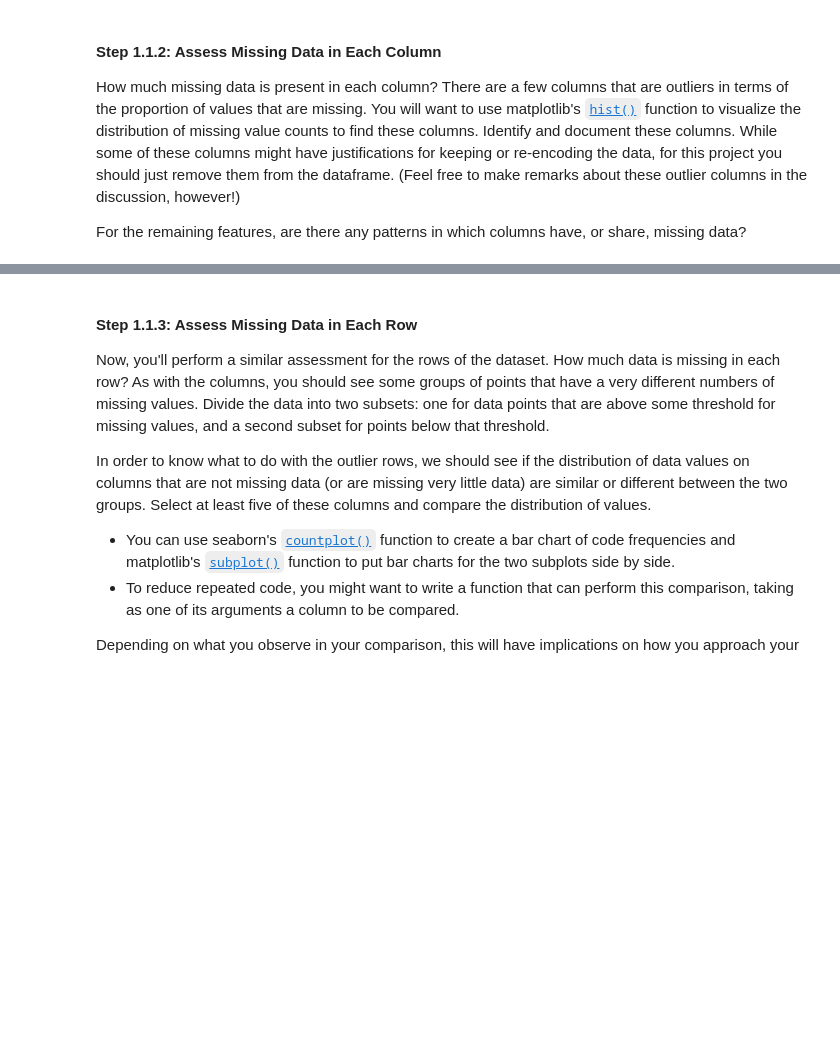
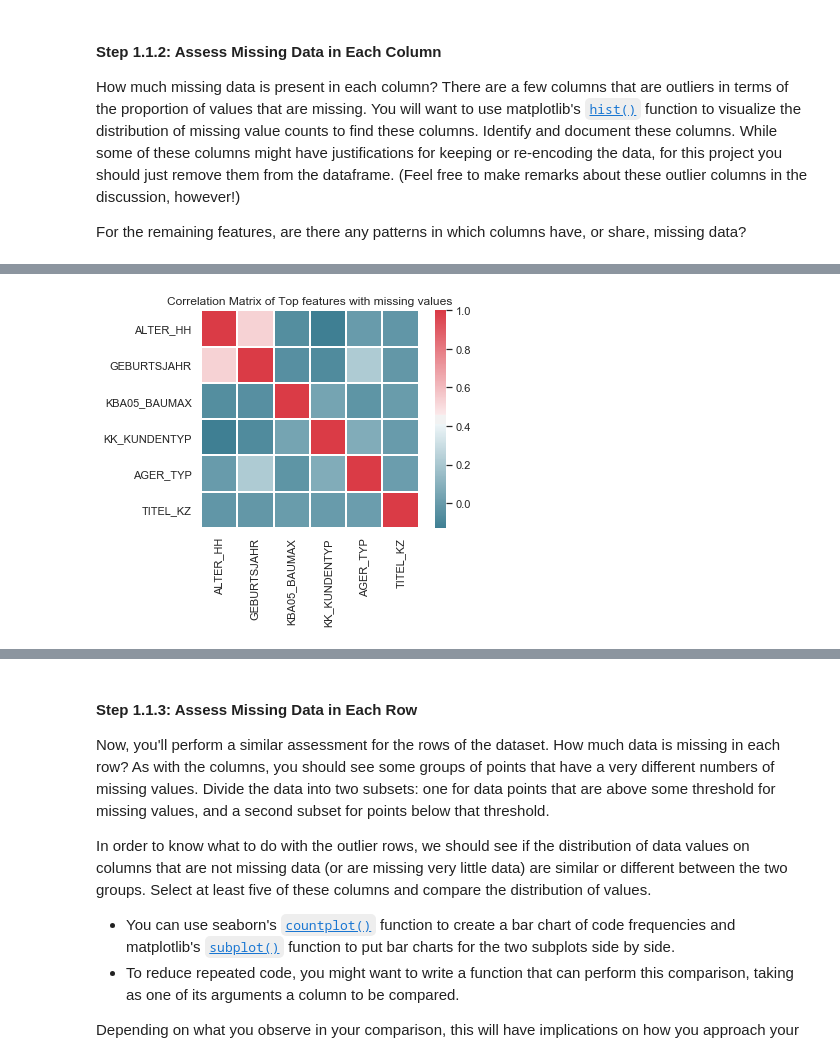
Before and after one commit to ManuelMartin11/arvato, a Jupyter notebook: arvato.ipynb, the cells around one changed output, grey strips where cells are left out. Saved outputs shown, nothing was run; the diff lists cells and outputs as text; code cells hidden in the pictures; blank space fills up the shorter version.

```diff
--- a/arvato.ipynb
+++ b/arvato.ipynb
@@ -67,0 +152,7 @@ For the remaining features, are there any patterns in which columns have, or sha
+# %%
+missing_feats = azdias[["ALTER_HH", "GEBURTSJAHR", "KBA05_BAUMAX", "KK_KUNDENTYP", "AGER_TYP", "TITEL_KZ"]]
+sns.heatmap(missing_feats.corr(), cmap = cmap, linewidths=1, square=True)
+plt.title("Correlation Matrix of Top features with missing values")
+plt.show()
+# %% [output]
+[figure, added]
```
Also changed, not shown: parts of 48 cells of this notebook.
